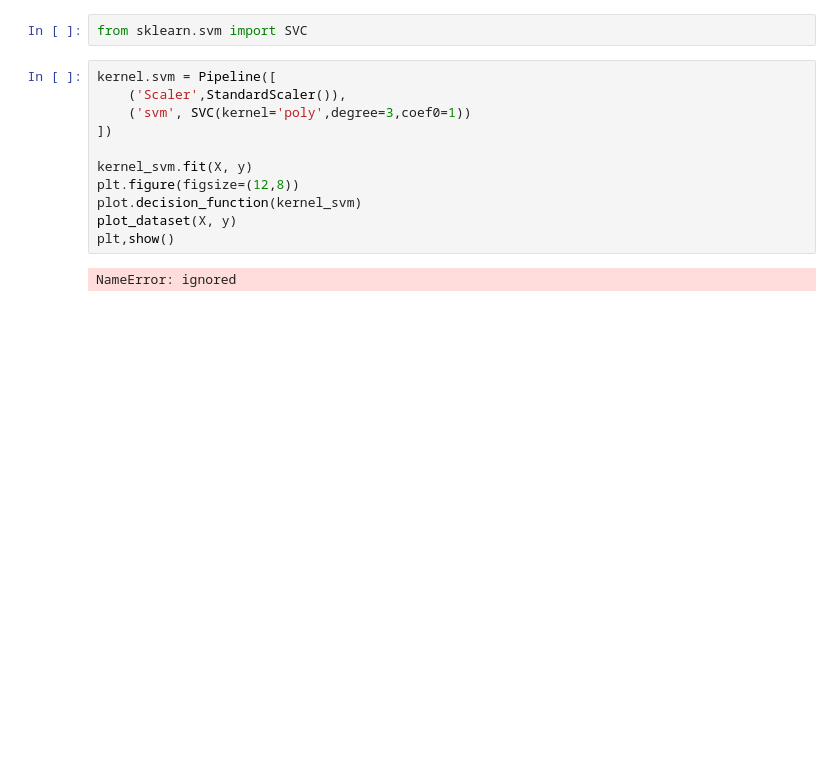
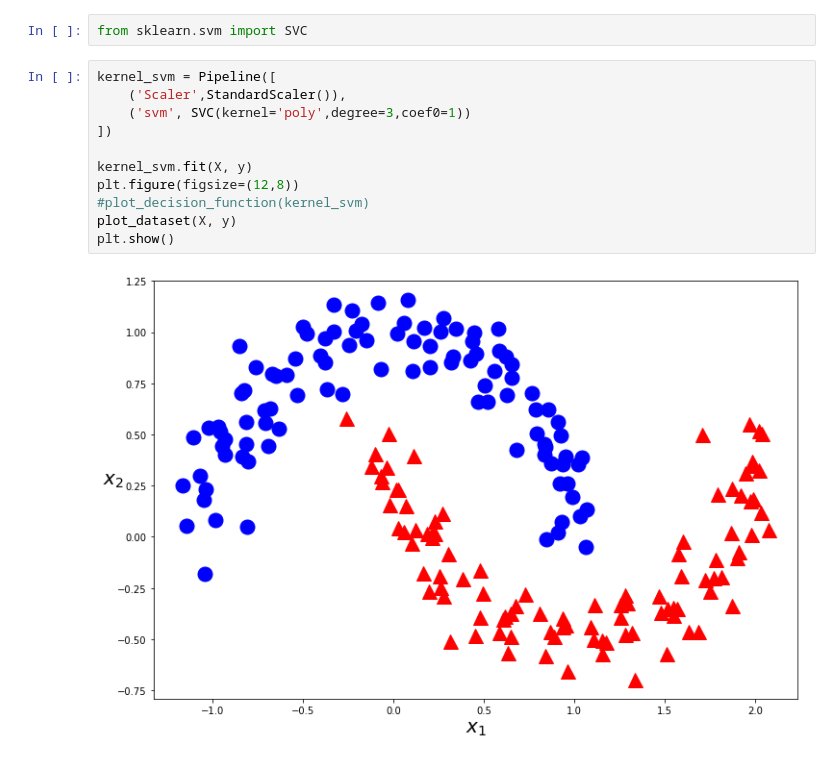
Before and after one commit to leaf7823/Youtube_Study, a Jupyter notebook: 第8回【機械学習】サポートベクトルマシン（後編）.ipynb, the cells around one changed output. Cells and saved outputs as stored; diff of their text form; blank space fills up the shorter version.

```diff
--- a/第8回【機械学習】サポートベクトルマシン（後編）.ipynb
+++ b/第8回【機械学習】サポートベクトルマシン（後編）.ipynb
@@ -187,15 +171,15 @@ ValueError: ignored
 # %%
 from sklearn.svm import SVC
 # %%
-kernel.svm = Pipeline([
+kernel_svm = Pipeline([
     ('Scaler',StandardScaler()),
     ('svm', SVC(kernel='poly',degree=3,coef0=1))
 ])
 
 kernel_svm.fit(X, y)
 plt.figure(figsize=(12,8))
-plot.decision_function(kernel_svm)
+#plot_decision_function(kernel_svm)
 plot_dataset(X, y)
-plt,show()
+plt.show()
 # %% [output]
-NameError: ignored
+[figure, added]
```
Also changed, not shown: parts of 7 cells of this notebook.
